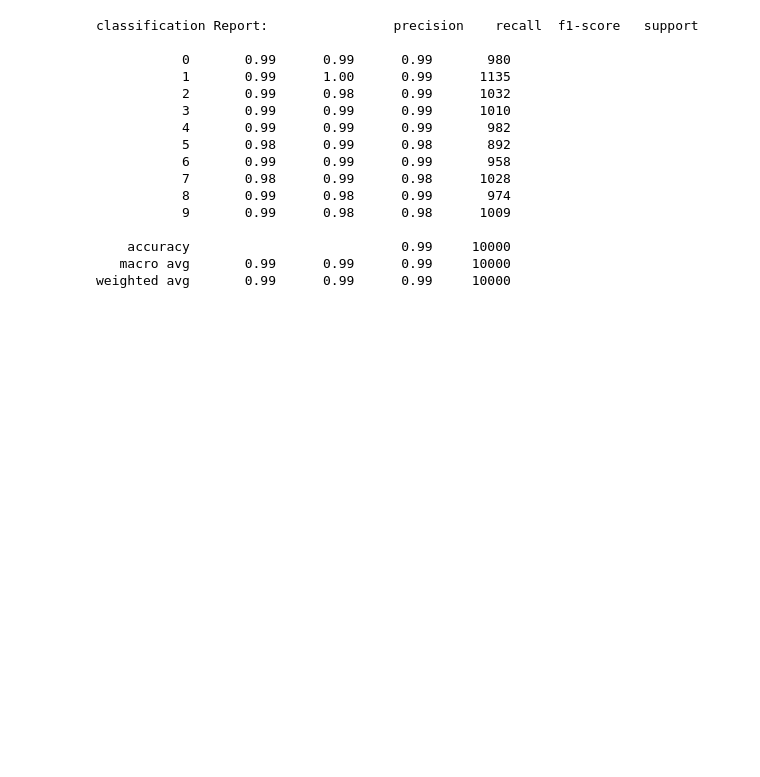
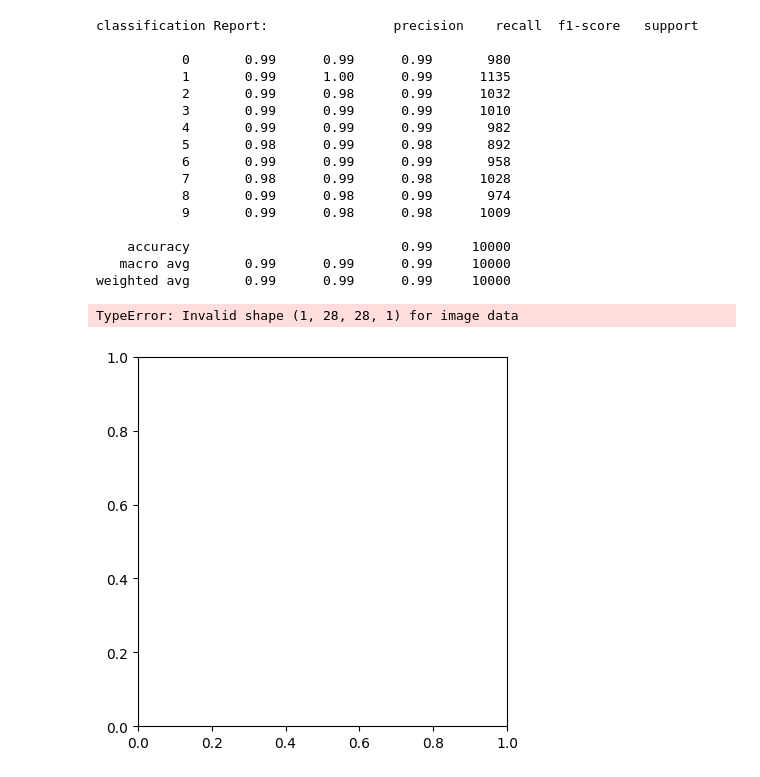
Before and after one commit to Innovatewithapple/NeuralNetwork, a Jupyter notebook: CNNPractice.ipynb, the cells around one changed output. Saved outputs shown, nothing was run; the diff lists cells and outputs as text; code cells hidden in the pictures; blank space fills up the shorter version.

```diff
--- a/CNNPractice.ipynb
+++ b/CNNPractice.ipynb
@@ -96,0 +105,19 @@ weighted avg       0.99      0.99      0.99     10000
+# %%
+#resize it to 28x28
+img = cv2.resize(img,(28,28))
+# %%
+#invert colors because mnist trained data need black background of image
+img = 255 - img
+# %%
+#normalize it
+img = img / 255
+# %%
+#reshape
+img = img.reshape(1,28,28,1)
+# %%
+plt.imshow(img, cmap='gray')
+plt.title("Final Image")
+plt.show()
+# %% [output]
+TypeError: Invalid shape (1, 28, 28, 1) for image data
+[figure, added]
```
Also changed, not shown: parts of 8 cells of this notebook.
